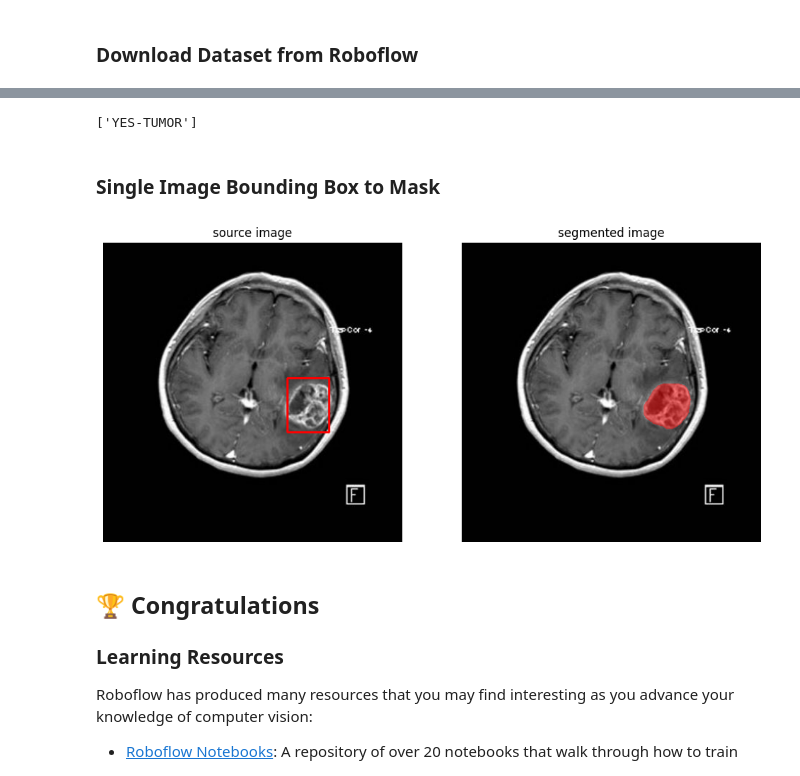
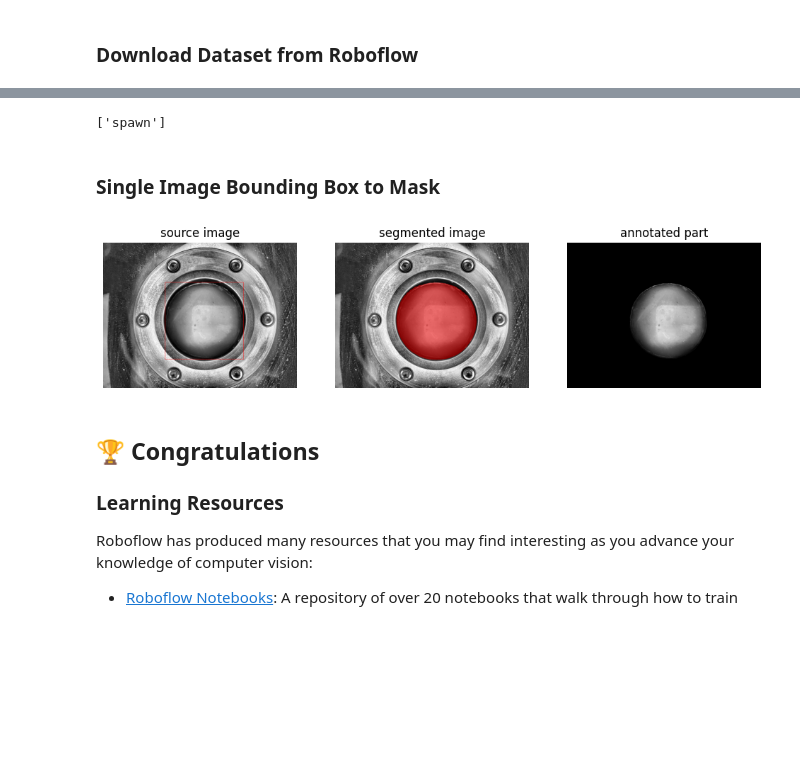
Before and after one commit to lililibin2022/Test, a Jupyter notebook: notebooks/how-to-segment-anything-with-sam.ipynb, the cells around one changed output, grey strips where cells are left out. Drawn from its saved outputs; the diff is of its cells as text; code cells hidden in the pictures; blank space fills up the shorter version.

```diff
--- a/notebooks/how-to-segment-anything-with-sam.ipynb
+++ b/notebooks/how-to-segment-anything-with-sam.ipynb
@@ -404,12 +398,9 @@ class COCOJsonUtility:
 # %%
 %cd {HOME}
 
-import roboflow
+!pip install roboflow
+
 from roboflow import Roboflow
-
-roboflow.login()
-
-rf = Roboflow()
-
-project = rf.workspace("hashira-fhxpj").project("mri-brain-tumor")
-dataset = project.version(1).download("coco")
+rf = Roboflow(api_key="KambJHvvNRVwsQ1xhopi")
+project = rf.workspace("fafu").project("liquid_spawn_segmentation_data")
+dataset = project.version(2).download("coco-segmentation")
@@ -438,7 +449,7 @@ IMAGES = [
 # %%
 CLASSES
 # %% [output]
-['YES-TUMOR']
+['spawn']
 # %% [markdown]
 ### Single Image Bounding Box to Mask
 # %%
@@ -460,37 +471,48 @@ ground_truth.class_id = ground_truth.class_id - 1
 # load image
 image_bgr = cv2.imread(EXAMPLE_IMAGE_PATH)
 image_rgb = cv2.cvtColor(image_bgr, cv2.COLOR_BGR2RGB)
 
 # initiate annotator
 bounding_box_annotator = sv.BoundingBoxAnnotator(color=sv.Color.red(), color_lookup=sv.ColorLookup.INDEX)
 mask_annotator = sv.MaskAnnotator(color=sv.Color.red(), color_lookup=sv.ColorLookup.INDEX)
 
 # annotate ground truth
 annotated_frame_ground_truth = bounding_box_annotator.annotate(scene=image_bgr.copy(), detections=ground_truth)
 
 # run SAM inference
 mask_predictor.set_image(image_rgb)
 
 masks, scores, logits = mask_predictor.predict(
     box=ground_truth.xyxy[0],
     multimask_output=True
 )
 
 detections = sv.Detections(
     xyxy=sv.mask_to_xyxy(masks=masks),
     mask=masks
 )
 detections = detections[detections.area == np.max(detections.area)]
 
 annotated_image = mask_annotator.annotate(scene=image_bgr.copy(), detections=detections)
+# segmentation_result_image = "only the anototed part, source imagesrgb andbit detection"
 
+# sv.plot_images_grid(
+#     images=[annotated_frame_ground_truth, annotated_image],
+#     grid_size=(1, 2),
+#     titles=['source image', 'segmented image']
+# )
+mask_for_bitwise_and = (masks[0] * 255).astype(np.uint8)
+# Extract the annotated part from the source image
+annotated_part = cv2.bitwise_and(image_rgb, image_rgb, mask=mask_for_bitwise_and)  # Adjust the mask index as needed
+
+# Display the images
 sv.plot_images_grid(
-    images=[annotated_frame_ground_truth, annotated_image],
-    grid_size=(1, 2),
-    titles=['source image', 'segmented image']
+    images=[annotated_frame_ground_truth, annotated_image, annotated_part],
+    grid_size=(1, 3),  # Adjust grid size as needed
+    titles=['source image', 'segmented image', 'annotated part']
 )
 # %% [output]
-[figure, old version]
+[figure, new version]
 # %% [markdown]
 ## 🏆 Congratulations
 
```
Also changed, not shown: parts of 14 cells of this notebook.
